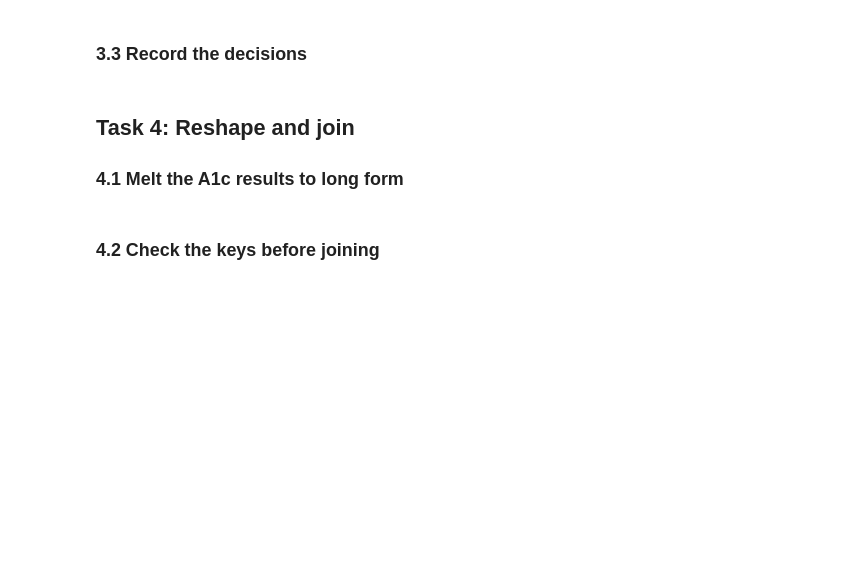
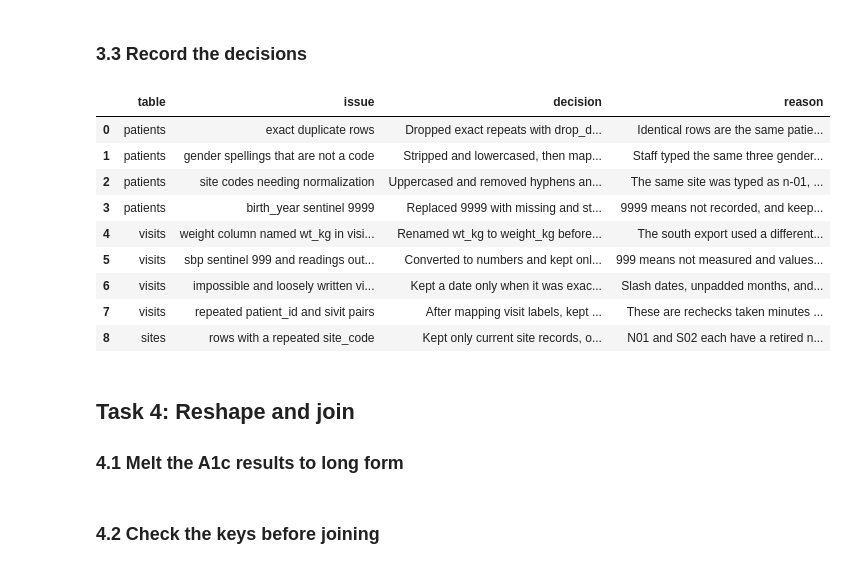
Before and after one commit to starlette-khim/ds217-26f-06, a Jupyter notebook: assignment.ipynb, the cells around one changed output. Saved outputs shown, nothing was run; the diff lists cells and outputs as text; code cells hidden in the pictures; blank space fills up the shorter version.

```diff
--- a/assignment.ipynb
+++ b/assignment.ipynb
@@ -228,8 +383,56 @@ visits_clean = None
 # %%
 # TODO: one row per issue in README Task 3.3, with table and issue copied, and your own
 # decision and one-sentence reason, then save it to DECISION_LOG_PATH.
-decision_table = pd.DataFrame(columns=["table", "issue", "decision", "reason"])
+decision_table = pd.DataFrame({
+    "table": ["patients", "patients", "patients", "patients",
+              "visits", "visits", "visits", "visits", "sites"],
+    "issue": ["exact duplicate rows",
+              "gender spellings that are not a code",
+              "site codes needing normalization",
+              "birth_year sentinel 9999",
+              "weight column named wt_kg in visits_south.csv",
+              "sbp sentinel 999 and readings outside 70 through 250",
+              "impossible and loosely written visit dates",
+              "repeated patient_id and sivit pairs",
+              "repeated site_code rows"],
+    "decision": [
+        "Dropped exact repeats with drop_duplicates(), keeping the first copy.",
+        "Stripped and lowercased, then mapped each spelling to F/M/X; unknown and blank became missing; stored as a category.",
+        "Uppercased and removed hyphens and spaces so every code reads like N01, S02, or E04.",
+        "Replaced 9999 with missing and stored birth_year as Int64.",
+        "Renamed wt_kg to weight_kg before stacking the two visit files.",
+        "Converted to numbers and kept only 70 through 250 mmHg; 999 and out-of-range values became missing.",
+        "Kept a date only when it was exact YYYY-MM-DD text for a real calendar date; anything else became missing.",
+        "After mapping visit labels, kept the later reading by visit_time for each patient and visit.",
+        "Kept only current site records, one per site_code, for the join.",
+    ],
+    "reason": [
+        "Identical rows are the same patient entered twice and would repeat patient_id in the joins.",
+        "Staff typed the same three genders many ways (woman, Male, NB), and unknown does not identify a code.",
+        "The same site was typed as n-01, N 01, or S-02, which would split one site into several codes.",
+        "9999 means not recorded, and keeping it would distort birth_year min, max, and ages.",
+        "The south export used a different column name, so concat would have left two half-empty weight columns.",
+        "999 means not measured and values outside 70 to 250 are not plausible clinic readings.",
+        "Slash dates, unpadded months, and impossible dates cannot be read reliably as YYYY-MM-DD.",
+        "These are rechecks taken minutes apart, and the later reading is the final measurement for that visit.",
+        "N01 and S02 each have a retired name, which would duplicate patients in a many-to-one site join.",
+    ],
+})
+
+decision_table.to_csv(DECISION_LOG_PATH, index=False)
+
 decision_table
+# %% [output]
+|  | table | issue | decision | reason |
+| 0 | patients | exact duplicate rows | Dropped exact repeats with drop_d... | Identical rows are the same patie... |
+| 1 | patients | gender spellings that are not a code | Stripped and lowercased, then map... | Staff typed the same three gender... |
+| 2 | patients | site codes needing normalization | Uppercased and removed hyphens an... | The same site was typed as n-01, ... |
+| 3 | patients | birth_year sentinel 9999 | Replaced 9999 with missing and st... | 9999 means not recorded, and keep... |
+| 4 | visits | weight column named wt_kg in visi... | Renamed wt_kg to weight_kg before... | The south export used a different... |
+| 5 | visits | sbp sentinel 999 and readings out... | Converted to numbers and kept onl... | 999 means not measured and values... |
+| 6 | visits | impossible and loosely written vi... | Kept a date only when it was exac... | Slash dates, unpadded months, and... |
+| 7 | visits | repeated patient_id and sivit pairs | After mapping visit labels, kept ... | These are rechecks taken minutes ... |
+| 8 | sites | rows with a repeated site_code | Kept only current site records, o... | N01 and S02 each have a retired n... |
 # %% [markdown]
 ## Task 4: Reshape and join
 
```
Also changed, not shown: parts of 5 cells of this notebook, 4 other files.
